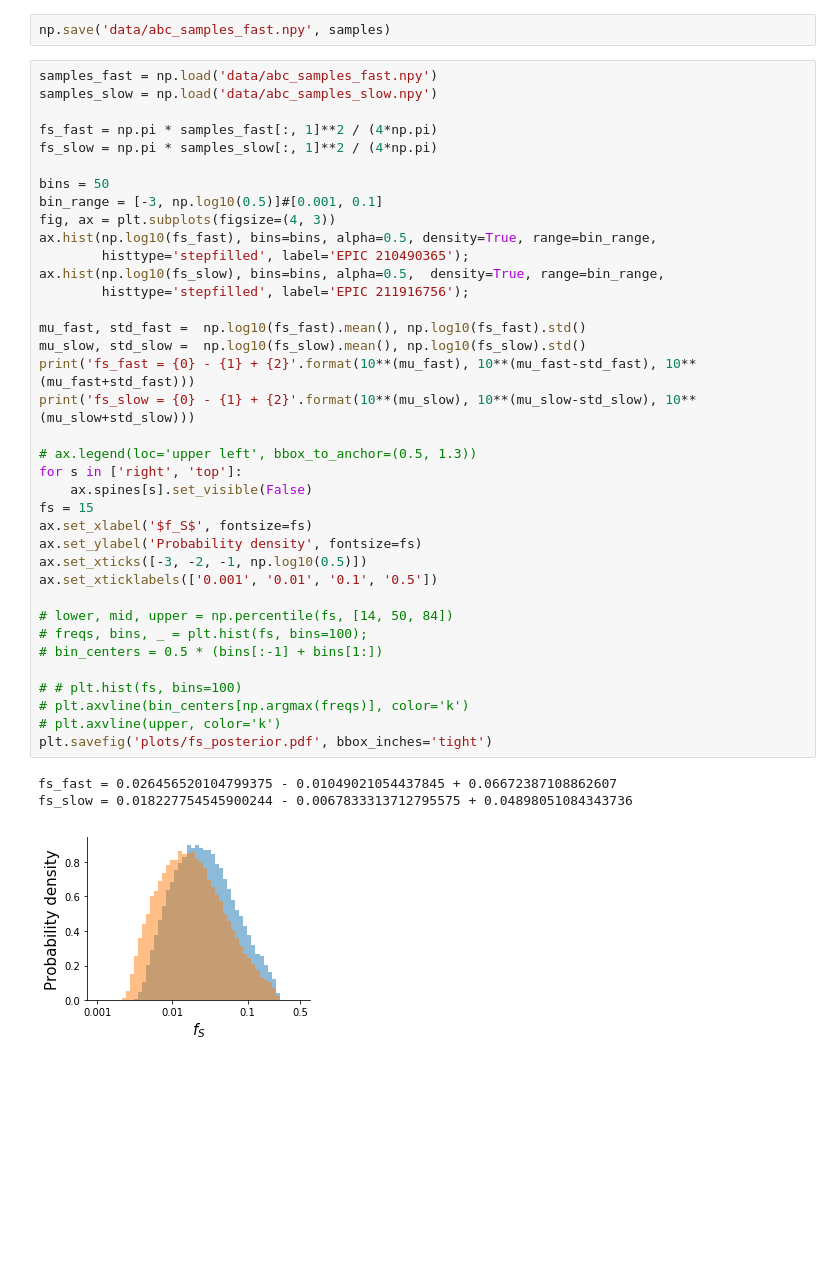
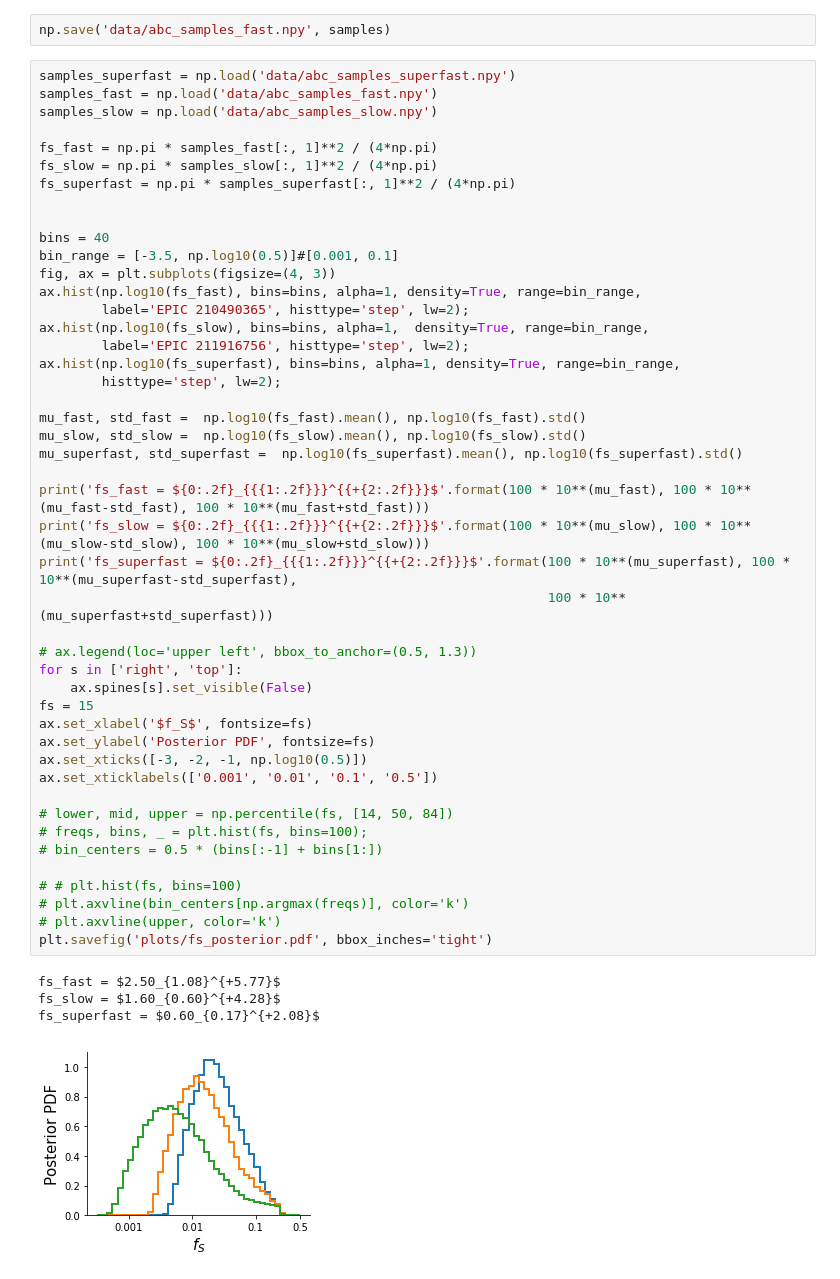
Before and after one commit to bmorris3/zeitsprung, a Jupyter notebook: fleck_inflated_pop_ABC_fast.ipynb, the cells around one changed output. Saved outputs shown, nothing was run; the diff lists cells and outputs as text; blank space fills up the shorter version.

Commit message:
Adding third dimension, the 'superfast' rotators

```diff
--- a/fleck_inflated_pop_ABC_fast.ipynb
+++ b/fleck_inflated_pop_ABC_fast.ipynb
@@ -129,43 +133,53 @@ plt.savefig('plots/corner_fast.pdf', bbox_inches='tight')
 # %%
 np.save('data/abc_samples_fast.npy', samples)
 # %%
+samples_superfast = np.load('data/abc_samples_superfast.npy')
 samples_fast = np.load('data/abc_samples_fast.npy')
 samples_slow = np.load('data/abc_samples_slow.npy')
 
 fs_fast = np.pi * samples_fast[:, 1]**2 / (4*np.pi)
 fs_slow = np.pi * samples_slow[:, 1]**2 / (4*np.pi)
+fs_superfast = np.pi * samples_superfast[:, 1]**2 / (4*np.pi)
 
-bins = 50
-bin_range = [-3, np.log10(0.5)]#[0.001, 0.1]
+
+bins = 40
+bin_range = [-3.5, np.log10(0.5)]#[0.001, 0.1]
 fig, ax = plt.subplots(figsize=(4, 3))
-ax.hist(np.log10(fs_fast), bins=bins, alpha=0.5, density=True, range=bin_range,
-        histtype='stepfilled', label='EPIC 210490365');
-ax.hist(np.log10(fs_slow), bins=bins, alpha=0.5,  density=True, range=bin_range,
-        histtype='stepfilled', label='EPIC 211916756');
+ax.hist(np.log10(fs_fast), bins=bins, alpha=1, density=True, range=bin_range,
+        label='EPIC 210490365', histtype='step', lw=2);
+ax.hist(np.log10(fs_slow), bins=bins, alpha=1,  density=True, range=bin_range,
+        label='EPIC 211916756', histtype='step', lw=2);
+ax.hist(np.log10(fs_superfast), bins=bins, alpha=1, density=True, range=bin_range,
+        histtype='step', lw=2);
 
 mu_fast, std_fast =  np.log10(fs_fast).mean(), np.log10(fs_fast).std()
 mu_slow, std_slow =  np.log10(fs_slow).mean(), np.log10(fs_slow).std()
-print('fs_fast = {0} - {1} + {2}'.format(10**(mu_fast), 10**(mu_fast-std_fast), 10**(mu_fast+std_fast)))
-print('fs_slow = {0} - {1} + {2}'.format(10**(mu_slow), 10**(mu_slow-std_slow), 10**(mu_slow+std_slow)))
+mu_superfast, std_superfast =  np.log10(fs_superfast).mean(), np.log10(fs_superfast).std()
+
+print('fs_fast = ${0:.2f}_{{{1:.2f}}}^{{+{2:.2f}}}$'.format(100 * 10**(mu_fast), 100 * 10**(mu_fast-std_fast), 100 * 10**(mu_fast+std_fast)))
+print('fs_slow = ${0:.2f}_{{{1:.2f}}}^{{+{2:.2f}}}$'.format(100 * 10**(mu_slow), 100 * 10**(mu_slow-std_slow), 100 * 10**(mu_slow+std_slow)))
+print('fs_superfast = ${0:.2f}_{{{1:.2f}}}^{{+{2:.2f}}}$'.format(100 * 10**(mu_superfast), 100 * 10**(mu_superfast-std_superfast),
+                                                                 100 * 10**(mu_superfast+std_superfast)))
 
 # ax.legend(loc='upper left', bbox_to_anchor=(0.5, 1.3))
 for s in ['right', 'top']:
     ax.spines[s].set_visible(False)
 fs = 15
 ax.set_xlabel('$f_S$', fontsize=fs)
-ax.set_ylabel('Probability density', fontsize=fs)
+ax.set_ylabel('Posterior PDF', fontsize=fs)
 ax.set_xticks([-3, -2, -1, np.log10(0.5)])
 ax.set_xticklabels(['0.001', '0.01', '0.1', '0.5'])
 
 # lower, mid, upper = np.percentile(fs, [14, 50, 84])
 # freqs, bins, _ = plt.hist(fs, bins=100);
 # bin_centers = 0.5 * (bins[:-1] + bins[1:])
 
 # # plt.hist(fs, bins=100)
 # plt.axvline(bin_centers[np.argmax(freqs)], color='k')
 # plt.axvline(upper, color='k')
 plt.savefig('plots/fs_posterior.pdf', bbox_inches='tight')
 # %% [output]
-fs_fast = 0.026456520104799375 - 0.01049021054437845 + 0.06672387108862607
-fs_slow = 0.018227754545900244 - 0.0067833313712795575 + 0.04898051084343736
+fs_fast = $2.50_{1.08}^{+5.77}$
+fs_slow = $1.60_{0.60}^{+4.28}$
+fs_superfast = $0.60_{0.17}^{+2.08}$
-[figure, old version]
+[figure, new version]
```
Also changed, not shown: parts of 11 cells of this notebook, 2 other files.
